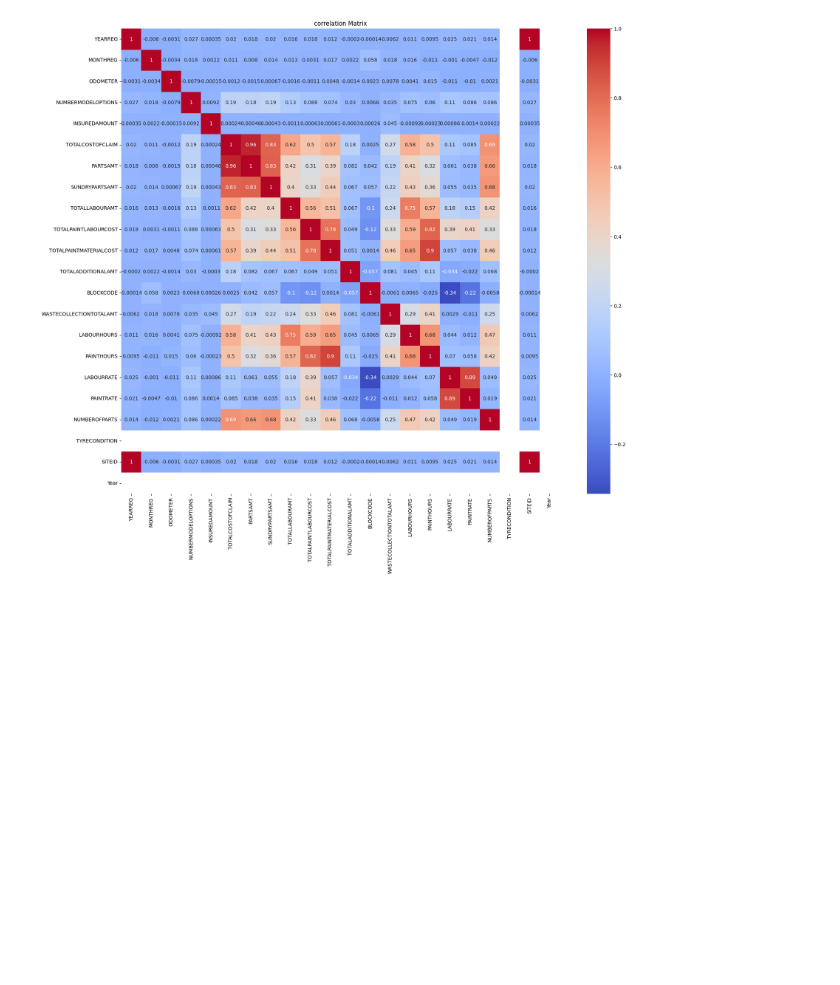
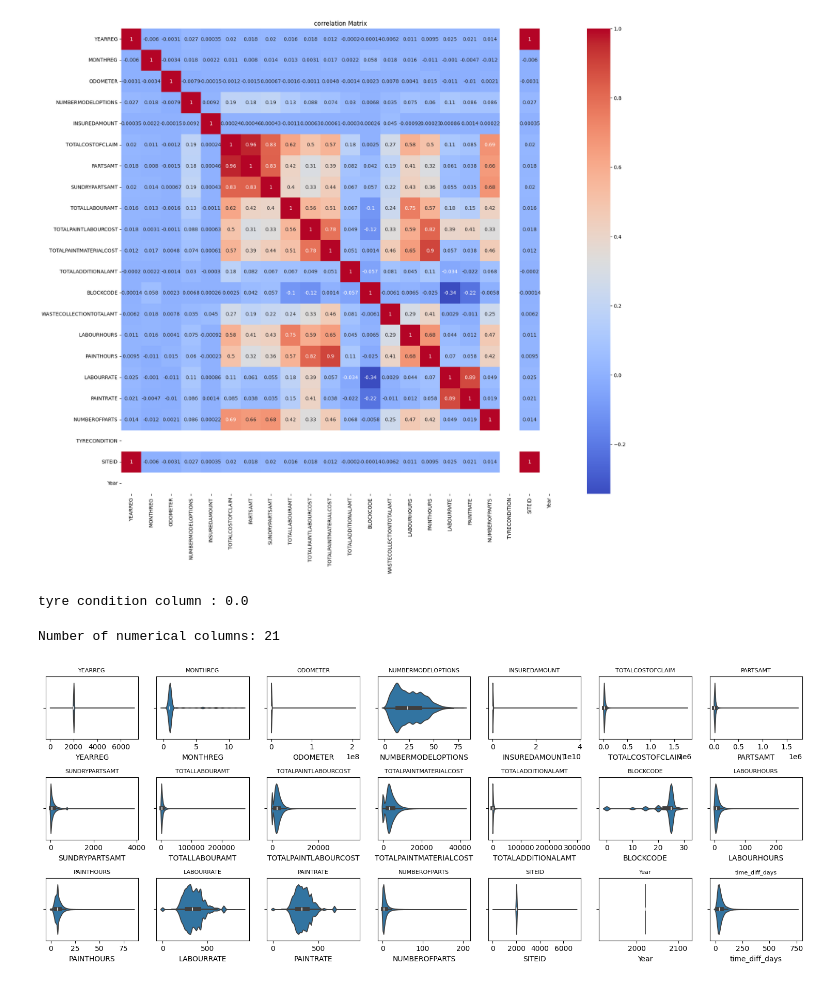
Before and after one commit to Catalyst365/machine-learning, a Jupyter notebook: regression_insurance_claims.ipynb, the cells around one changed output. Cells and saved outputs as stored; diff of their text form; code cells hidden in the pictures; blank space fills up the shorter version.

Commit message:
filtering outliers - train/test split - cross-validation - training and testing; still overfitting will check it tomorrow

```diff
--- a/regression_insurance_claims.ipynb
+++ b/regression_insurance_claims.ipynb
@@ -49,6 +65,10 @@ pl.show()
 # %% [output]
 [figure]
 [figure]
+# %%
+print(f'tyre condition column : {np.sum(df['TYRECONDITION'])}')
+# %% [output]
+tyre condition column : 0.0
 # %%
 df['CREATIONDATE'] = pd.to_datetime(df['CREATIONDATE'])
 df['CALCULATIONDATE'] = pd.to_datetime(df['CALCULATIONDATE'])
@@ -73,0 +82,41 @@ df = df.drop(['WASTECOLLECTIONTOTALAMT'], axis=1)
+# %%
+
+numerical_cols = df.select_dtypes(include=['float64', 'int64']).columns
+df[numerical_cols] = df[numerical_cols].fillna(df[numerical_cols].median())
+
+# categorical columns
+categorical_cols = df.select_dtypes(include=['object']).columns
+for col in categorical_cols:
+    df[col] = df[col].fillna('Unknown')
+
+# drop WASTECOLLECTIONTOTALAMT missing ~ 35 %
+df = df.drop(['WASTECOLLECTIONTOTALAMT'], axis=1)
+
+df = df.drop(['TYRECONDITION'], axis=1)   # this column is zero
+
+
+# filter numerical columns for outlier visualization
+numerical_cols = df.select_dtypes(include=['float64', 'int64']).columns
+print(f"Number of numerical columns: {len(numerical_cols)}")
+
+# create subplots for numerical columns only
+n_cols = 7  # Number of columns in the subplot grid
+n_rows = (len(numerical_cols) + n_cols - 1) // n_cols  # Calculate rows needed
+
+fig, ax = pl.subplots(nrows=n_rows, ncols=n_cols, figsize=(15, n_rows * 2))
+ax = ax.flatten()  # Flatten the 2D array of axes for easier indexing
+
+# plot violin plots for numerical columns
+for i, col in enumerate(numerical_cols):
+    sns.violinplot(x=df[col], orient='h', ax=ax[i])
+    ax[i].set_title(col, fontsize=8)
+
+# remove empty subplots if any
+for i in range(len(numerical_cols), len(ax)):
+    fig.delaxes(ax[i])
+
+pl.tight_layout()
+pl.show()
+# %% [output]
+Number of numerical columns: 21
+[figure, added]
```
Also changed, not shown: parts of 13 cells of this notebook.
